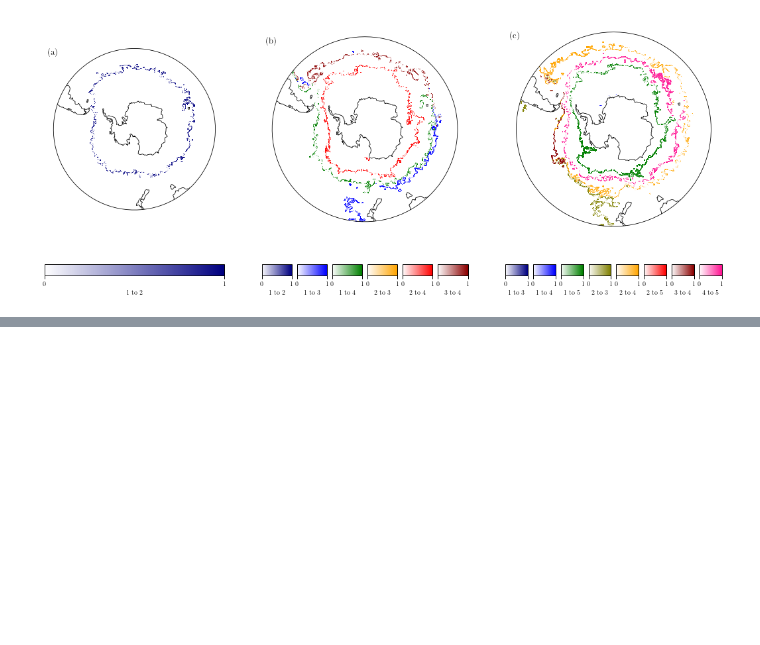
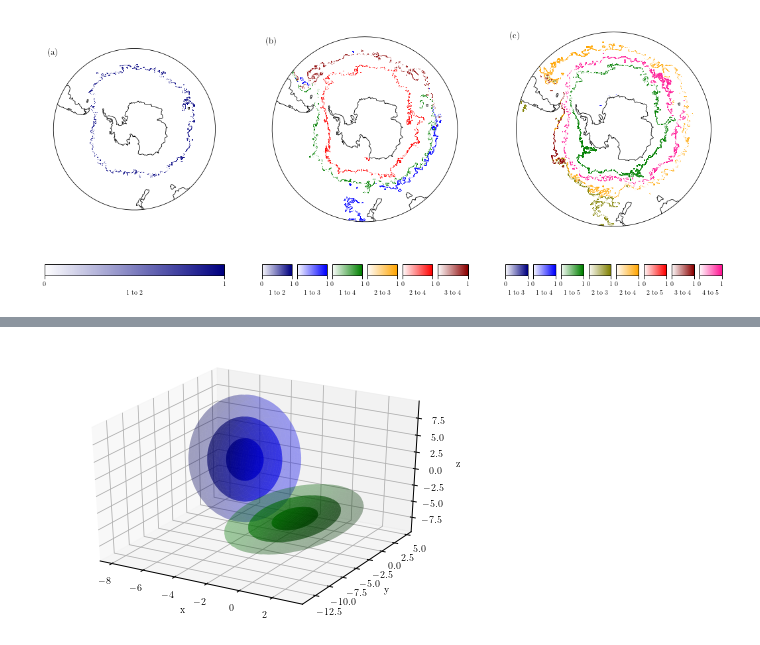
Before and after one commit to sdat2/pyxpcm, a Jupyter notebook: Gen-Plot-Func.ipynb, the cells around one changed output, grey strips where cells are left out. Saved outputs shown, nothing was run; the diff lists cells and outputs as text; code cells hidden in the pictures; blank space fills up the shorter version.

```diff
--- a/Gen-Plot-Func.ipynb
+++ b/Gen-Plot-Func.ipynb
@@ -684,0 +920,95 @@ pair name 4 to 5
+# %%
+def plot_ellipsoid_trial():
+    """
+    https://stackoverflow.com/questions/7819498/plotting-ellipsoid-with-matplotlib
+
+    :return:
+    """
+
+    # your ellipsoid's covariance_matrix and mean in matrix form
+    covariance_matrix = np.array([[1, 0.5, 0], [0.2, 2, 0], [0, 0, 10]])
+    covariance_matrix1 = np.array([[1, 0.1, 0], [0.2, 8, 0], [0, 0, 1]])
+
+    mean = [-5, 0.3, 0.1]
+    mean1 = [0, -5, -4]
+
+    fig = plt.figure()
+    ax = fig.add_subplot(111, projection="3d")
+    fig = plot_ellipsoid(fig, ax, covariance_matrix, mean, 1, "b")
+    plot_ellipsoid(fig, ax, covariance_matrix1, mean1, 1, "g")
+    plt.xlabel("x")
+    plt.ylabel("y")
+    # plt.zlabel('z')
+    ax.set_zlabel('z')
+    plt.tight_layout()
+    plt.show()
+
+
+def plot_ellipsoid(
+    fig,
+    ax,
+    covariance_matrix,
+    mean,
+    weight,
+    color,
+    print_properties=False,
+    additional_rotation=np.identity(3),
+):
+    """
+    A function for drawing 3d-multivariate guassians with method initially from:
+    https://stackoverflow.com/questions/7819498/plotting-ellipsoid-with-matplotlib
+
+    :param fig: The figure matplotlib.pyplot object
+    :param ax: The axis matplotlib.pylot object with Axes3D extension
+    :param covariance_matrix: A covariance matrix input from the multivariate guassian to be plotted
+    :param mean: ditto
+    :param weight: ditto
+    :param color: ditto
+    :return: fig and ax so that they can be used by further plotting steps.
+    """
+
+    # I arbitrarily choose some levels to in the multivariate Gaussian to plot.
+
+    if print_properties == True:
+        print("weight", weight)
+        print("mean", mean)
+        print("covariance matrix", covariance_matrix)
+
+    for sigma, alpha in [
+        [3, 0.2 * weight],
+        [2, 0.4 * weight],
+        [1, 0.6 * weight],
+    ]:
+        # find the rotation matrix and radii of the axes
+        U, s, rotation = la.svd(covariance_matrix)
+        # Singular Value Decomposition from numpy.linalg finds the variance vector s when the covariance
+        # matrix has been rotated so that it is diagonal
+        radii = np.sqrt(s) * sigma
+        # s is the sigma*2 in each of the principal axes directions
+
+        # now carry on with EOL's answer
+        u = np.linspace(0.0, 2.0 * np.pi, 100)  # AZIMUTHAL ANGLE (LONGITUDE)
+        v = np.linspace(0.0, np.pi, 100)  # POLAR ANGLE (LATITUDE)
+
+        # COORDINATES OF THE SURFACE PRETENDING THAT THE GAUSSIAN IS AT THE CENTRE & NON ROTATED
+        x = radii[0] * np.outer(np.cos(u), np.sin(v))  # MESH FOR X
+        y = radii[1] * np.outer(np.sin(u), np.sin(v))  # MESH FOR Y
+        z = radii[2] * np.outer(np.ones_like(u), np.cos(v))  # MESH FOR Z
+
+        # move so that the gaussian is actually rotated and on the right point.
+        for i in range(len(x)):
+            for j in range(len(x)):
+                [x[i, j], y[i, j], z[i, j]] = (
+                    np.dot([x[i, j], y[i, j], z[i, j]], rotation) + mean
+                )
+                [x[i, j], y[i, j], z[i, j]] = np.dot(
+                    additional_rotation, [x[i, j], y[i, j], z[i, j]]
+                )
+        # plot the surface in a reasonable partially translucent way
+        ax.plot_surface(x, y, z, rstride=4, cstride=4, color=color, alpha=alpha)
+    return fig, ax
+
+
+plot_ellipsoid_trial()
+# %% [output]
+[figure, added]
```
Also changed, not shown: parts of 13 cells of this notebook.
